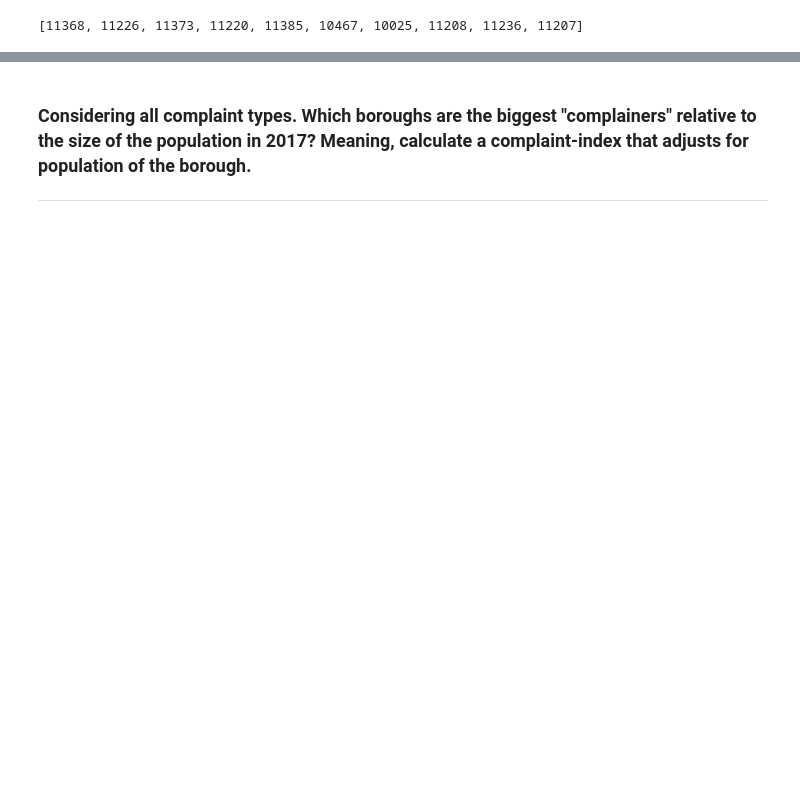
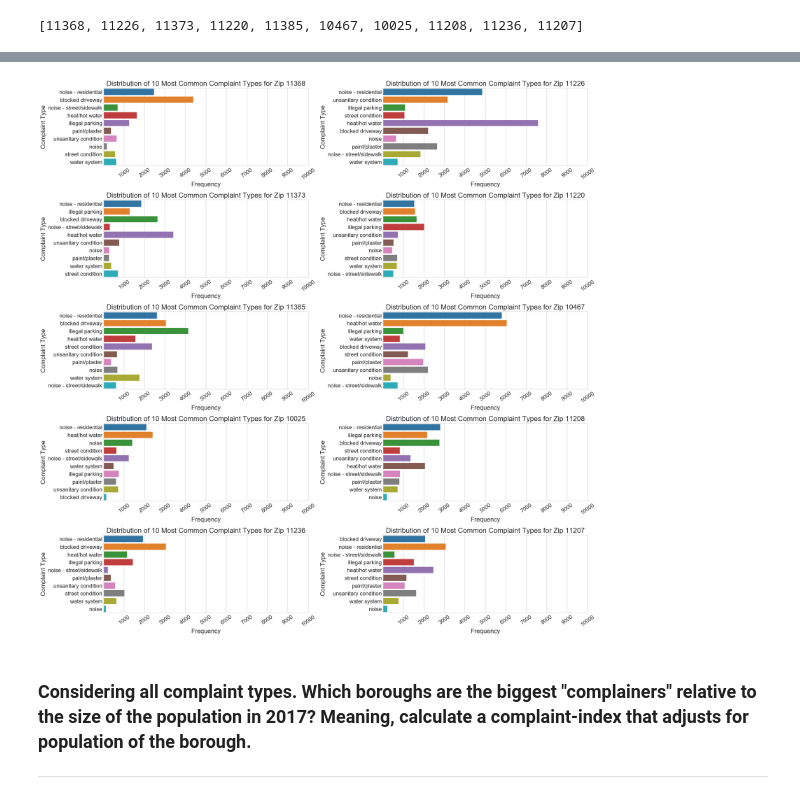
Before and after one commit to SeanTurner026/dbrs-coding-test, a Jupyter notebook: Analysis.ipynb, the cells around one changed output, grey strips where cells are left out. Cells and saved outputs as stored; diff of their text form; code cells hidden in the pictures; blank space fills up the shorter version.

```diff
--- a/Analysis.ipynb
+++ b/Analysis.ipynb
@@ -434,17 +322,18 @@ zip: ['brooklyn']
 # %%
-# data = df[(df['complaint_type'].isin(common_complaints)) & (df['zip'].isin(zips))]
+data = df[(df['complaint_type'].isin(common_complaints)) & (df['zip'].isin(zips))]
 
-# plt.figure(figsize = (20,20))
+plt.figure(figsize = (20,20))
 
-# for i, zip_code in enumerate(zips, start=1):
-#     plt.subplot(5, 2, i), sns.countplot(y=data[data['zip'] == zip_code]['complaint_type'])
-#     plt.xlabel('Frequency', fontsize=16)
-#     plt.ylabel('Complaint Type', fontsize=16)
-#     plt.xticks(np.arange(1000, 11000, 1000), fontsize=14, rotation=35)
-#     plt.yticks(fontsize=14)
-#     # add borough
-#     plt.title('Distribution of 10 Most Common Complaint Types for Zip ' + str(zip_code) + ' , ' + str(), fontsize=18)
-#     plt.tight_layout();
+for i, zip_code in enumerate(zips, start=1):
+    plt.subplot(5, 2, i), sns.countplot(y=data[data['zip'] == zip_code]['complaint_type'])
+    plt.xlabel('Frequency', fontsize=16)
+    plt.ylabel('Complaint Type', fontsize=16)
+    plt.xticks(np.arange(1000, 11000, 1000), fontsize=14, rotation=35)
+    plt.yticks(fontsize=14)
+    plt.title('Distribution of 10 Most Common Complaint Types for Zip ' + str(zip_code), fontsize=18)
+    plt.tight_layout();
+# %% [output]
+[figure, added]
 # %% [markdown]
 ###    Considering all complaint types. Which boroughs are the biggest "complainers" relative to the size of the population in 2017? Meaning, calculate a complaint-index that adjusts for population of the borough.
 ---
```
Also changed, not shown: parts of 74 cells of this notebook.
